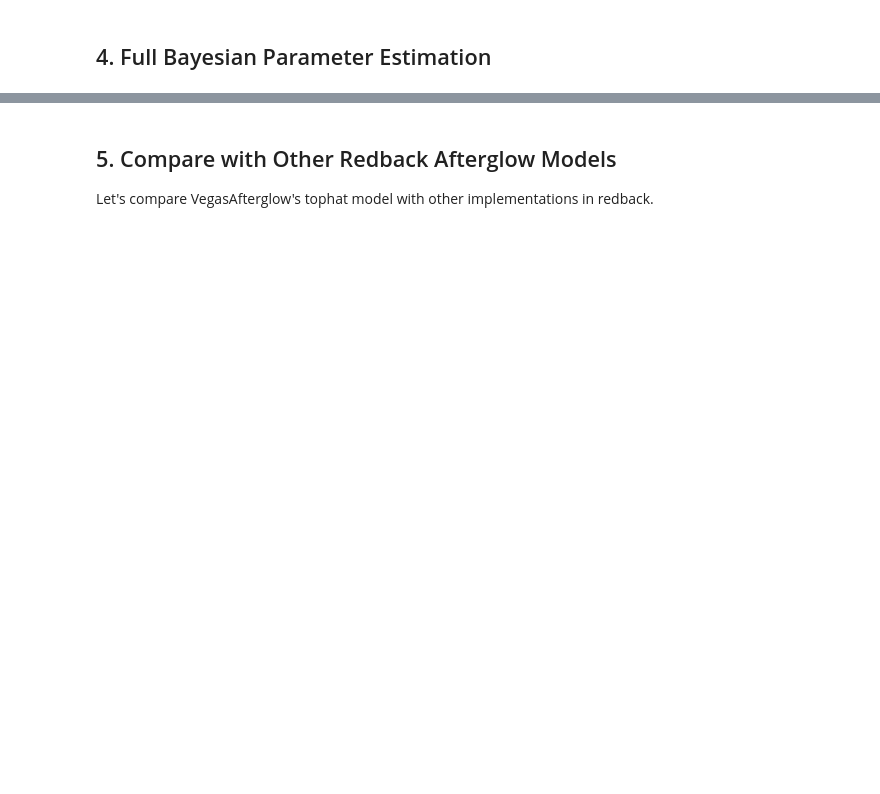
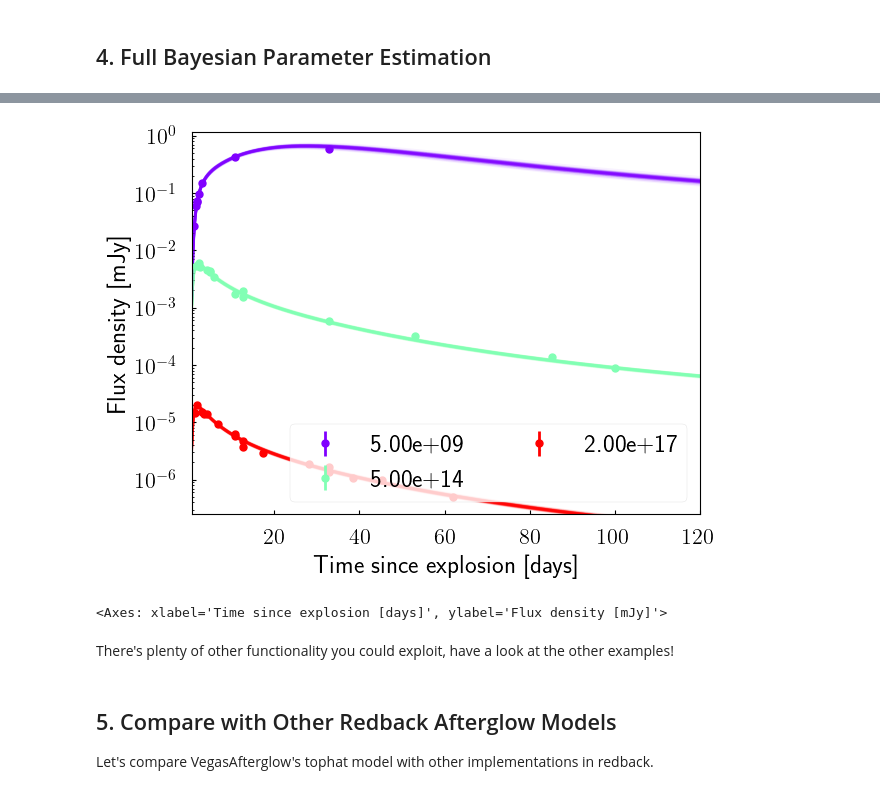
Before and after one commit to nikhil-sarin/redback, a Jupyter notebook: examples/vegas_afterglow_tutorial.ipynb, the cells around one changed output, grey strips where cells are left out. Drawn from its saved outputs; the diff is of its cells as text; code cells hidden in the pictures; blank space fills up the shorter version.

```diff
--- a/examples/vegas_afterglow_tutorial.ipynb
+++ b/examples/vegas_afterglow_tutorial.ipynb
@@ -107,10 +117,17 @@ Before running full Bayesian inference, let's find the maximum likelihood soluti
 # %%
 # Get priors for vegas_tophat
 priors = redback.priors.get_priors(model='vegas_tophat')
-priors
+
+# to help the sampling for speed we will just fix a few parameters
+for key in ['redshift', 'thv', 'loga', 'logepse', 'logepsb', 'g0', 'lognism']:
+    priors[key] = parameters[key]
+
+
 # Set up likelihood, we do not normally need to do this unless using custom likelihoods.
 # However, here, we show how we can use this likelihood to do simple MLE estimation.
 # This means we must pass a prior and a fiducial draw from that prior.
+model_kwargs = {'output_format': 'flux_density', 'frequency': afterglow.frequency}
+
 likelihood = redback.likelihoods.GaussianLikelihood(
     x=afterglow.x,
     y=afterglow.y,
@@ -122,7 +139,11 @@ likelihood = redback.likelihoods.GaussianLikelihood(
 # Find maximum likelihood estimate
 result_mle = likelihood.find_maximum_likelihood_parameters(iterations=5,)
 
+injection_parameters = {}
+for key in ['thc', 'loge0', 'p']:
+    injection_parameters[key] = parameters[key]
+
 print("\nMaximum likelihood parameters:")
-for key in function_keys:
+for key in injection_parameters.keys():
     if key in result_mle:
         print(f"  {key}: {result_mle[key]:.3f} (true: {parameters[key]:.3f})")
@@ -132,12 +164,14 @@ for key in function_keys:
 # Run full Bayesian sampling
 result = redback.fit_model(
     model='vegas_tophat',
-    sampler='dynesty',
-    nlive=500,
+    sampler='nestle', # we can use a range of different samplers here.
+    likelihood=likelihood,
+    model_kwargs=model_kwargs,
+    injection_parameters=injection_parameters,
+    nlive=100,
     transient=afterglow,
     prior=priors,
     sample='rslice',
-    clean=True
-)
+    clean=False, plot=False)
 
 print("Sampling complete!")
@@ -148,4 +186,4 @@ plt.show()
 # %%
 # Plot lightcurve fit with posterior samples
-result.plot_lightcurve(random_models=100)
-plt.show()
+result.plot_lightcurve(random_models=50)
+# %% [output]
@@ -152,3 +192,7 @@ plt.show()
+[figure, added]
+<Axes: xlabel='Time since explosion [days]', ylabel='Flux density [mJy]'>
+# %% [markdown]
+There's plenty of other functionality you could exploit, have a look at the other examples!
 # %% [markdown]
 ## 5. Compare with Other Redback Afterglow Models
 
```
Also changed, not shown: parts of 10 cells of this notebook, 1 other file.
